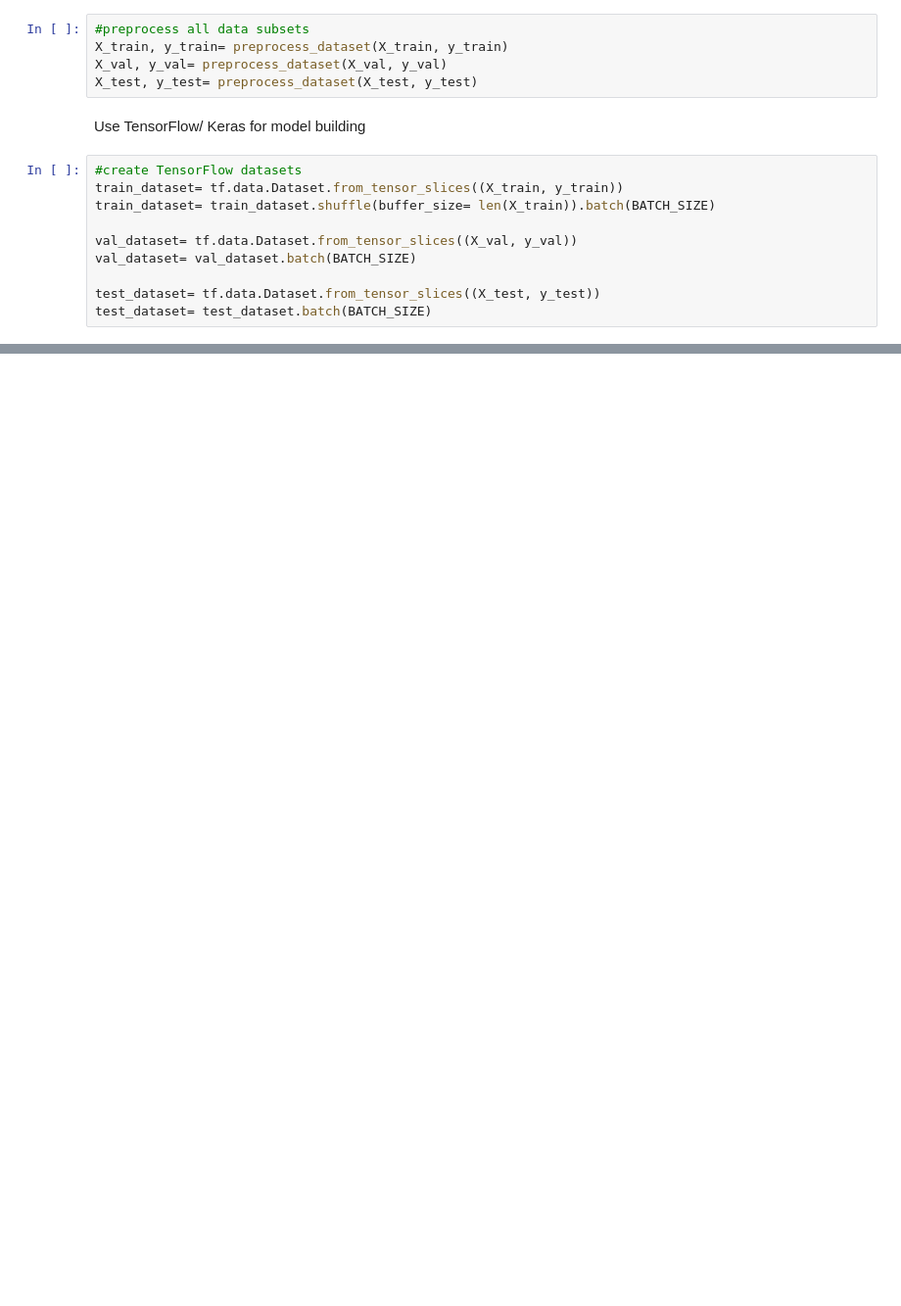
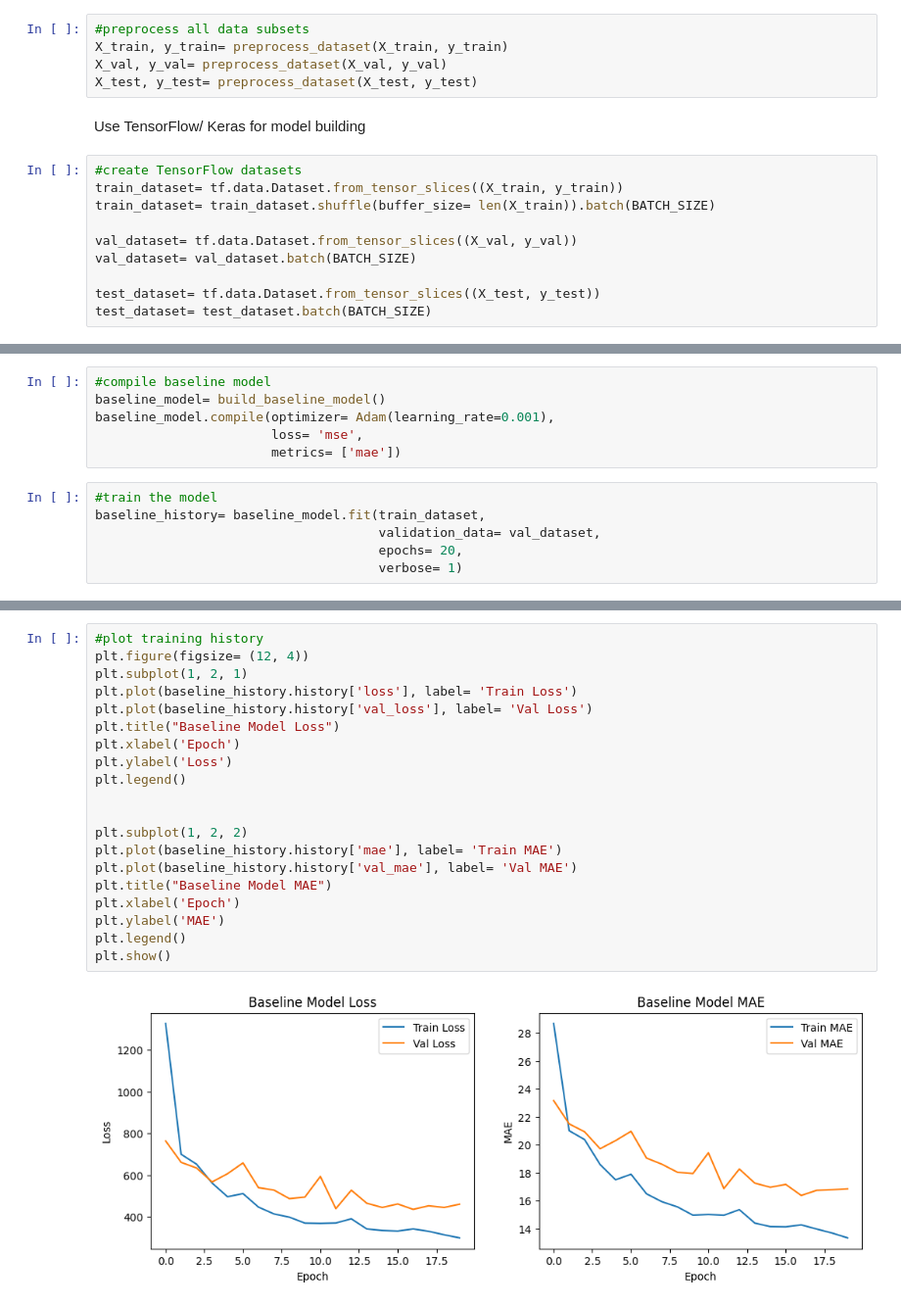
Before and after one commit to AndrewReusche/License_Plate_Detection, a Jupyter notebook: license_plate_exploratory.ipynb, the cells around one changed output, grey strips where cells are left out. Shown at 98% size. Saved outputs shown, nothing was run; the diff lists cells and outputs as text; blank space fills up the shorter version.

Commit message:
exploratory notebook: baseline model

```diff
--- a/license_plate_exploratory.ipynb
+++ b/license_plate_exploratory.ipynb
@@ -224,0 +266,12 @@ test_dataset= test_dataset.batch(BATCH_SIZE)
+# %%
+#compile baseline model
+baseline_model= build_baseline_model()
+baseline_model.compile(optimizer= Adam(learning_rate=0.001),
+                       loss= 'mse',
+                       metrics= ['mae'])
+# %%
+#train the model
+baseline_history= baseline_model.fit(train_dataset,
+                                     validation_data= val_dataset,
+                                     epochs= 20,
+                                     verbose= 1)
@@ -224,0 +296,22 @@ test_dataset= test_dataset.batch(BATCH_SIZE)
+# %%
+#plot training history
+plt.figure(figsize= (12, 4))
+plt.subplot(1, 2, 1)
+plt.plot(baseline_history.history['loss'], label= 'Train Loss')
+plt.plot(baseline_history.history['val_loss'], label= 'Val Loss')
+plt.title("Baseline Model Loss")
+plt.xlabel('Epoch')
+plt.ylabel('Loss')
+plt.legend()
+
+
+plt.subplot(1, 2, 2)
+plt.plot(baseline_history.history['mae'], label= 'Train MAE')
+plt.plot(baseline_history.history['val_mae'], label= 'Val MAE')
+plt.title("Baseline Model MAE")
+plt.xlabel('Epoch')
+plt.ylabel('MAE')
+plt.legend()
+plt.show()
+# %% [output]
+[figure, added]
```
Also changed, not shown: parts of 10 cells of this notebook.
